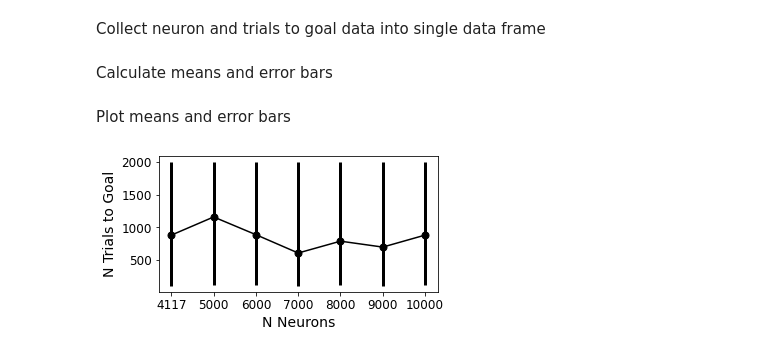
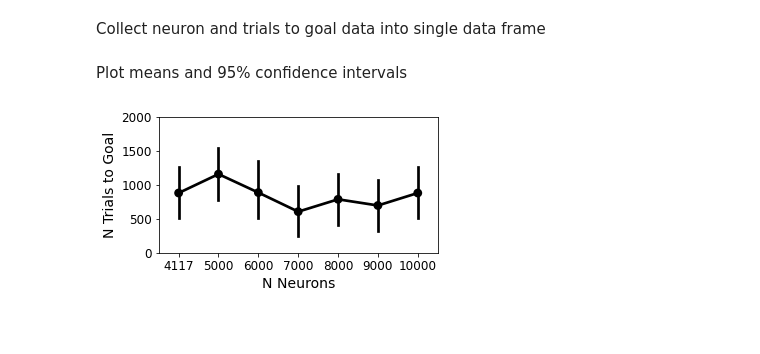
Before and after one commit to maddybartlett/Fast_RL_with_Bio_Based_Reps, a Jupyter notebook: TDLam_SSP_Exploration.ipynb, the cells around one changed output. Drawn from its saved outputs; the diff is of its cells as text; code cells hidden in the pictures; blank space fills up the shorter version.

Commit message:
Correct confidence intervals

```diff
--- a/TDLam_SSP_Exploration.ipynb
+++ b/TDLam_SSP_Exploration.ipynb
@@ -241,5 +195,3 @@ neuron_data['n_neurons'] = pd.concat([orig_data['n_neurons'], n5000_data['n_neur
                                   n8000_data['n_neurons'], n9000_data['n_neurons'], n10000_data['n_neurons']], axis=0)
 neuron_data['goal_reached'] = pd.concat([orig_data['goal_reached'], n5000_data['goal_reached'], n6000_data['goal_reached'], n7000_data['goal_reached'],
                                   n8000_data['goal_reached'], n9000_data['goal_reached'], n10000_data['goal_reached']], axis=0)
-# %% [markdown]
-Calculate means and error bars
@@ -262,15 +198,16 @@ errors = ci_to_errsize(ci, means_lst)
 # %% [markdown]
-Plot means and error bars
+Plot means and 95% confidence intervals
 # %%
-plt.figure(figsize=(5,2.5))
-x_ticks = ['4117', '5000', '6000', '7000', '8000', '9000', '10000']
-plt.errorbar(x_ticks, means_lst, yerr=errors, elinewidth=3, color = 'black', marker = 'o', markersize = 7)
+_, axes = plt.subplots(1, 1, figsize=(5,2.5))
+
+# box plot illustration
+sns.pointplot(x="n_neurons", y="goal_reached", ci=95.0, data=neuron_data, ax=axes, color='black')
 plt.xlabel('N Neurons', fontsize = 14)
 plt.ylabel('N Trials to Goal', fontsize = 14)
-#plt.title('Mean Trials to Goal Rolling Mean Reward', fontsize = 16)
 plt.tick_params(labelsize = 12)
+plt.ylim(0,2000)
 
 ## Save figure
 plt.savefig("./figures/SSPneurons_means.pdf", bbox_inches="tight")
 # %% [output]
-[figure, old version]
+[figure, new version]
```
Also changed, not shown: parts of 12 cells of this notebook.
